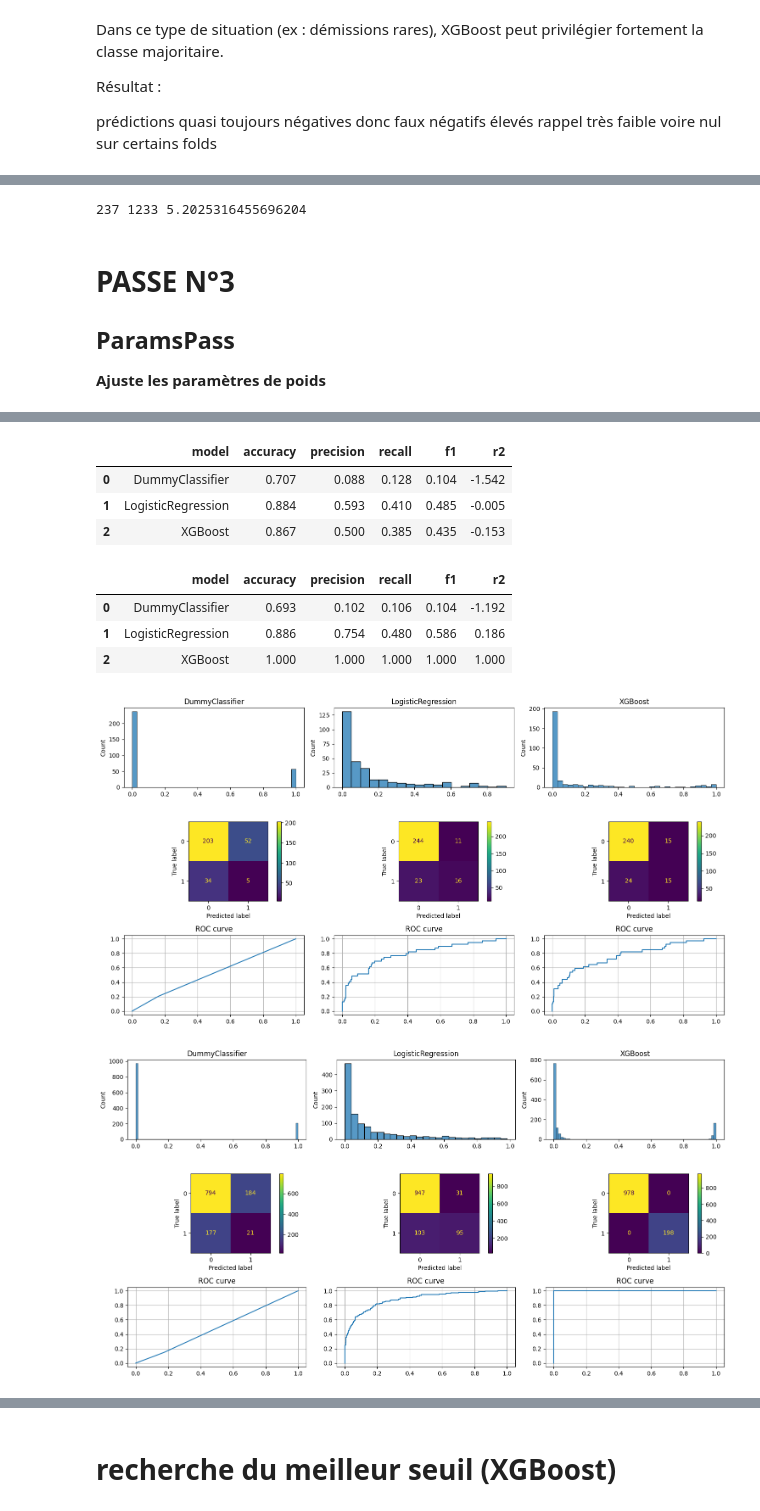
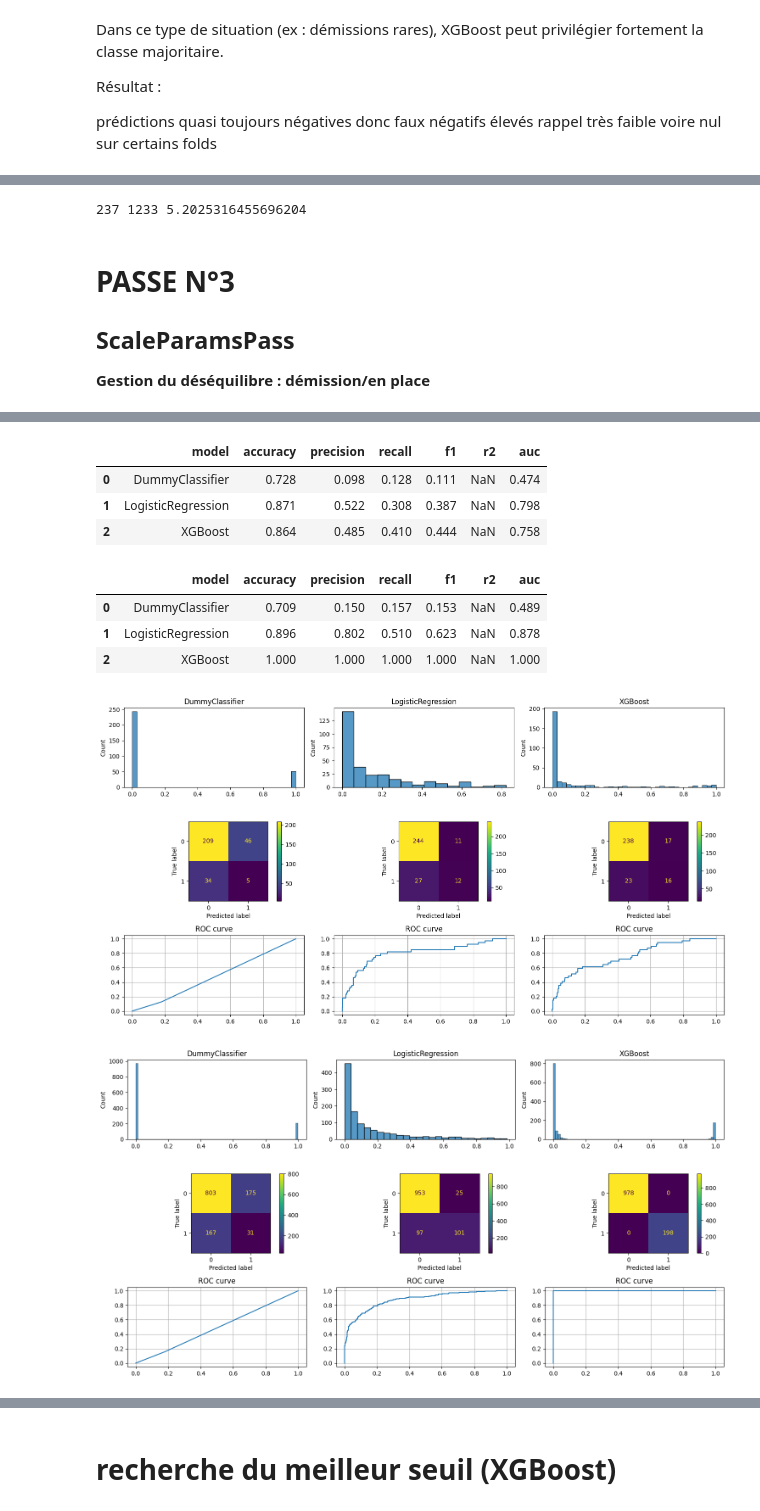
Before and after one commit to Ace4teaM/OCR-NovaTech, a Jupyter notebook: 3.modelisations.ipynb, the cells around one changed output, grey strips where cells are left out. Cells and saved outputs as stored; diff of their text form; code cells hidden in the pictures.

Commit message:
amélioration globale du modèle

```diff
--- a/3.modelisations.ipynb
+++ b/3.modelisations.ipynb
@@ -223,7 +225,6 @@ def entrainement_model(model_name: str, params, threshold, pred_test = True):
             "precision": precision_score(y_test, y_pred),
             "recall": recall_score(y_test, y_pred),
             "f1": f1_score(y_test, y_pred),
-            "r2": r2_score(y_test, y_pred),
             "auc" : roc_auc_score(y_test, y_proba),
             "y_proba" : y_proba,
             "y_pred" : y_pred,
@@ -248,7 +249,6 @@ def entrainement_model(model_name: str, params, threshold, pred_test = True):
         "precision": precision_score(y_train, y_pred_train),
         "recall": recall_score(y_train, y_pred_train),
         "f1": f1_score(y_train, y_pred_train),
-        "r2": r2_score(y_train, y_pred_train),
         "auc" : roc_auc_score(y_train, y_proba_train),
         "y_proba" : y_proba_train,
         "y_pred" : y_pred_train,
@@ -268,6 +268,7 @@ import pandas as pd
 def print_split_distribution(*args) -> None:
 
     print("Validation croisée stratifié 'recall'")
+    print("   Exemple : recall_cross_mean = 0.95, le modèle a un rappel moyen de 95% (capacité à détecter les vrais cas) sur les différentes stratification du jeu de test.")
     print("   Il est important de vérifier que la distribution des folds 'strates' dans le jeu d'entrainement n'est pas trop déséquilibré.")
 
     print()
@@ -304,14 +305,9 @@ def print_results(*args) -> None:
 
     print()
 
-    print("Validation croisée stratifié 'recall'")
+    print("AUC")
+    print("   La probabilité que le modèle attribue un score plus élevé à un positif qu’à un négatif")
     print("   Exemple : AUC = 0.95, le modèle a 95% de chances de donner un score plus élevé à un vrai positif qu’à un vrai négatif.")
-    print("   Il est important de vérifier que les différentes strates affiche de faible variation entre les plis.")
-
-    print()
-
-    print("AUC")
-    print("   Exemple : recall_cross_mean = 0.95, le modèle a un rappel moyen de 95% (capacité à détecter les vrais cas) sur les différentes stratification du jeu de test.")
 
     pd.set_option('display.max_rows', None)
     pd.set_option('display.max_columns', None)
@@ -324,7 +320,7 @@ def print_results(*args) -> None:
     ):
         with pd.option_context('display.float_format', '{:.3f}'.format):
             for results_list in args:
-                results = pd.DataFrame(results_list, columns=["model", "accuracy", "precision", "recall", "f1", "r2"])
+                results = pd.DataFrame(results_list, columns=["model", "accuracy", "precision", "recall", "f1", "r2", "auc"])
                 display(results)
 
 
@@ -636,24 +706,23 @@ rappel très faible voire nul sur certains folds
 # %%
-class ParamsPass(BaseTrain):
+class ScaleParamsPass(BaseTrain):
     def before(self):
-        # on essaie de supprimer la feature "niveau_hierarchique_poste" (fortement corrélé à "revenu_mensuel")
-        BaseTrain.RandomForestClassifierParams["class_weight"] = "balanced"
+        BaseTrain.Params["RandomForestClassifier"]["class_weight"] = "balanced"
 
         # equilibre le poids
         nb_pos = (df["a_quitte_l_entreprise"] == True).sum()
         nb_neg = (df["a_quitte_l_entreprise"] == False).sum()
-        BaseTrain.XGBoostParams["scale_pos_weight"] = nb_neg / nb_pos
-        print(nb_pos, nb_neg, BaseTrain.XGBoostParams["scale_pos_weight"])
+        BaseTrain.Params["XGBoost"]["scale_pos_weight"] = nb_neg / nb_pos
+        print(nb_pos, nb_neg, BaseTrain.Params["XGBoost"]["scale_pos_weight"])
 
-passInst = ParamsPass("Ajuste les paramètres de poids")
+passInst = ScaleParamsPass("Gestion du déséquilibre : démission/en place")
 passInst.train_and_evaluate()
 passInst.print()
 # %% [output]
 237 1233 5.2025316455696204
 # PASSE N°3
-## ParamsPass
+## ScaleParamsPass
 
-**Ajuste les paramètres de poids**
+**Gestion du déséquilibre : démission/en place**
 R²
    1.0   = (bon modèle)           prédictions exactes
    0.0   = (mauvais modèle)       prédictions proche de la moyenne simple
@@ -676,10 +742,10 @@ AUC
-|  | model | accuracy | precision | recall | f1 | r2 |
-| 0 | DummyClassifier | 0.707 | 0.088 | 0.128 | 0.104 | -1.542 |
-| 1 | LogisticRegression | 0.884 | 0.593 | 0.410 | 0.485 | -0.005 |
-| 2 | XGBoost | 0.867 | 0.500 | 0.385 | 0.435 | -0.153 |
+|  | model | accuracy | precision | recall | f1 | r2 | auc |
+| 0 | DummyClassifier | 0.728 | 0.098 | 0.128 | 0.111 | NaN | 0.474 |
+| 1 | LogisticRegression | 0.871 | 0.522 | 0.308 | 0.387 | NaN | 0.798 |
+| 2 | XGBoost | 0.864 | 0.485 | 0.410 | 0.444 | NaN | 0.758 |
-|  | model | accuracy | precision | recall | f1 | r2 |
-| 0 | DummyClassifier | 0.693 | 0.102 | 0.106 | 0.104 | -1.192 |
-| 1 | LogisticRegression | 0.886 | 0.754 | 0.480 | 0.586 | 0.186 |
-| 2 | XGBoost | 1.000 | 1.000 | 1.000 | 1.000 | 1.000 |
+|  | model | accuracy | precision | recall | f1 | r2 | auc |
+| 0 | DummyClassifier | 0.709 | 0.150 | 0.157 | 0.153 | NaN | 0.489 |
+| 1 | LogisticRegression | 0.896 | 0.802 | 0.510 | 0.623 | NaN | 0.878 |
+| 2 | XGBoost | 1.000 | 1.000 | 1.000 | 1.000 | NaN | 1.000 |
-[figure, old version]
+[figure, new version]
-[figure, old version]
+[figure, new version]
```
Also changed, not shown: parts of 30 cells of this notebook, 6 other files.
